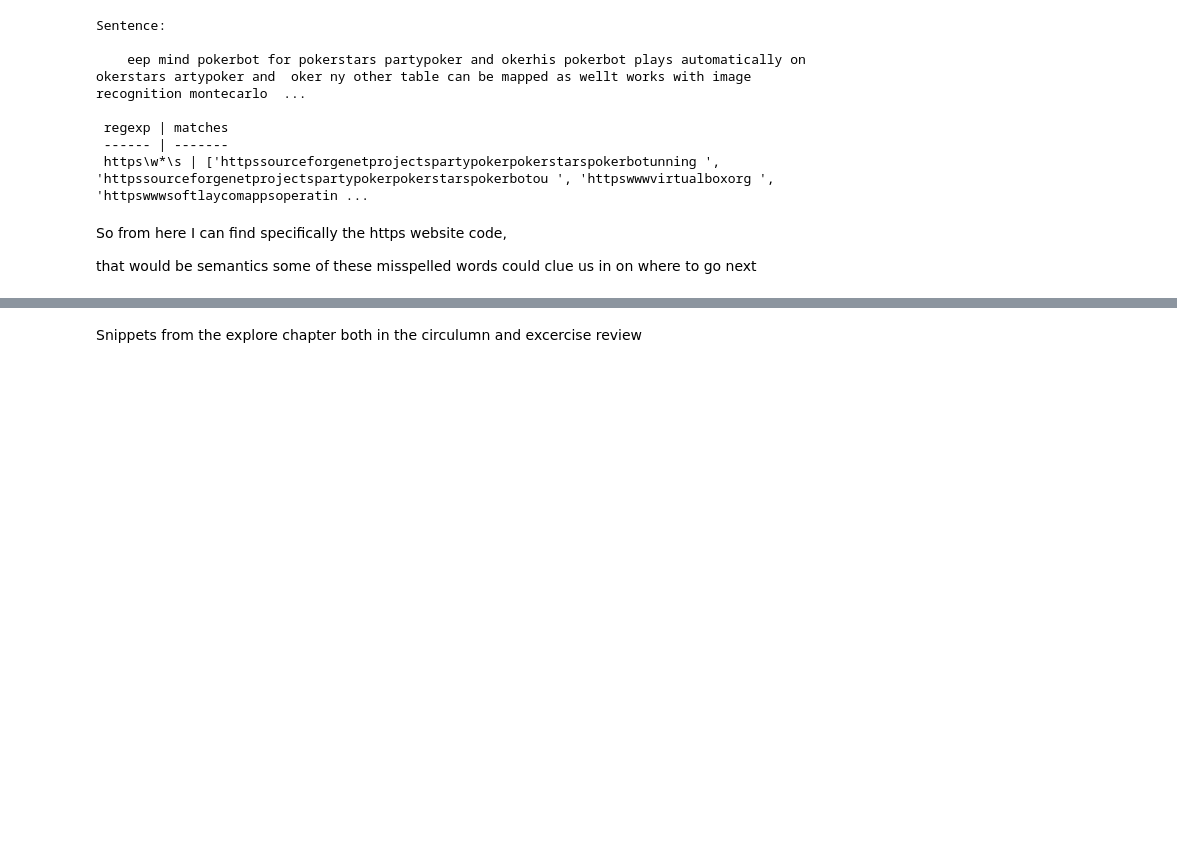
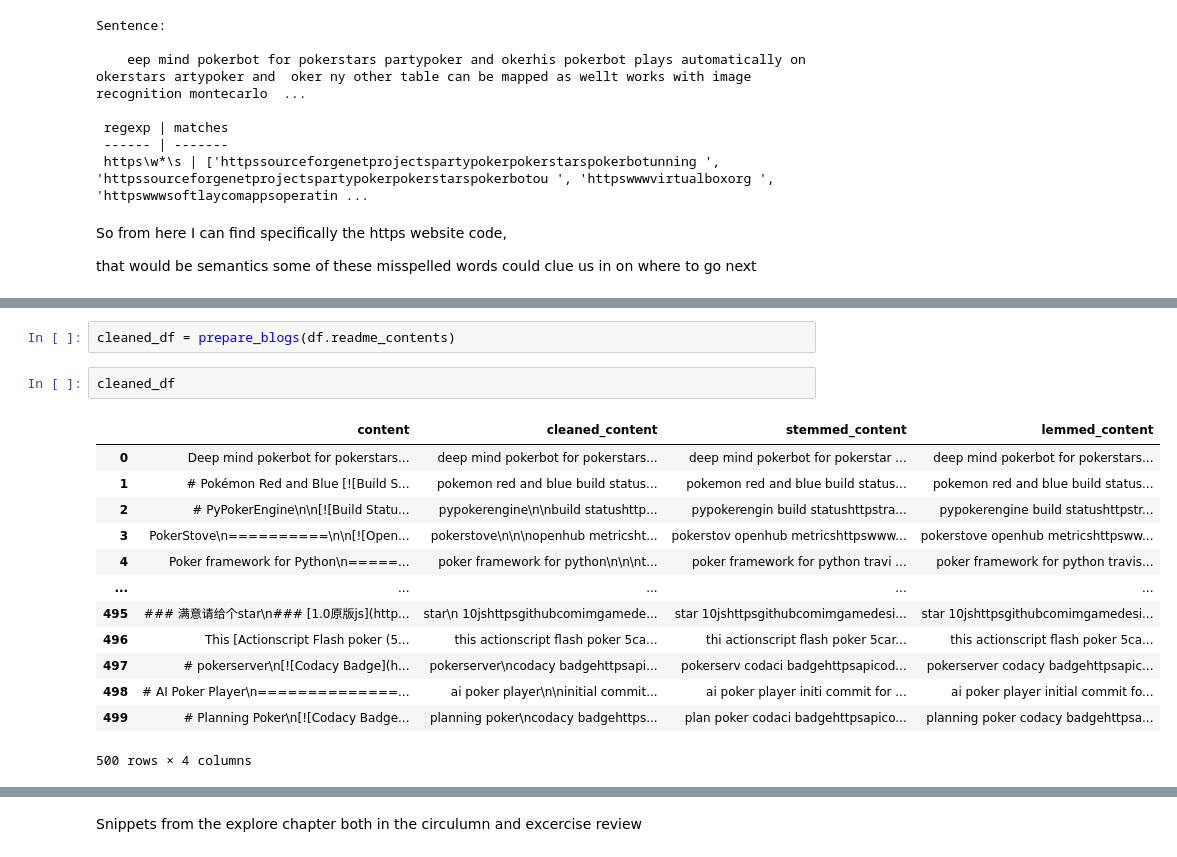
Before and after one commit to Lindsey-Melkozerov-Mitchell/project_repo, a Jupyter notebook: Vfolder/scratch.ipynb, the cells around one changed output, grey strips where cells are left out. Cells and saved outputs as stored; diff of their text form; blank space fills up the shorter version.

```diff
--- a/Vfolder/scratch.ipynb
+++ b/Vfolder/scratch.ipynb
@@ -175,0 +245,18 @@ that would be semantics some of these misspelled words could clue us in on where
+# %%
+cleaned_df = prepare_blogs(df.readme_contents)
+# %%
+cleaned_df
+# %% [output]
+|  | content | cleaned_content | stemmed_content | lemmed_content |
+| 0 | Deep mind pokerbot for pokerstars... | deep mind pokerbot for pokerstars... | deep mind pokerbot for pokerstar ... | deep mind pokerbot for pokerstars... |
+| 1 | # Pokémon Red and Blue [![Build S... | pokemon red and blue build status... | pokemon red and blue build status... | pokemon red and blue build status... |
+| 2 | # PyPokerEngine\n\n[![Build Statu... | pypokerengine\n\nbuild statushttp... | pypokerengin build statushttpstra... | pypokerengine build statushttpstr... |
+| 3 | PokerStove\n==========\n\n[![Open... | pokerstove\n\n\nopenhub metricsht... | pokerstov openhub metricshttpswww... | pokerstove openhub metricshttpsww... |
+| 4 | Poker framework for Python\n=====... | poker framework for python\n\n\nt... | poker framework for python travi ... | poker framework for python travis... |
+| ... | ... | ... | ... | ... |
+| 495 | ### 满意请给个star\n### [1.0原版js](http... | star\n 10jshttpsgithubcomimgamede... | star 10jshttpsgithubcomimgamedesi... | star 10jshttpsgithubcomimgamedesi... |
+| 496 | This [Actionscript Flash poker (5... | this actionscript flash poker 5ca... | thi actionscript flash poker 5car... | this actionscript flash poker 5ca... |
+| 497 | # pokerserver\n[![Codacy Badge](h... | pokerserver\ncodacy badgehttpsapi... | pokerserv codaci badgehttpsapicod... | pokerserver codacy badgehttpsapic... |
+| 498 | # AI Poker Player\n==============... | ai poker player\n\ninitial commit... | ai poker player initi commit for ... | ai poker player initial commit fo... |
+| 499 | # Planning Poker\n[![Codacy Badge... | planning poker\ncodacy badgehttps... | plan poker codaci badgehttpsapico... | planning poker codacy badgehttpsa... |
+500 rows × 4 columns
```
Also changed, not shown: parts of 42 cells of this notebook, 2 other files.
